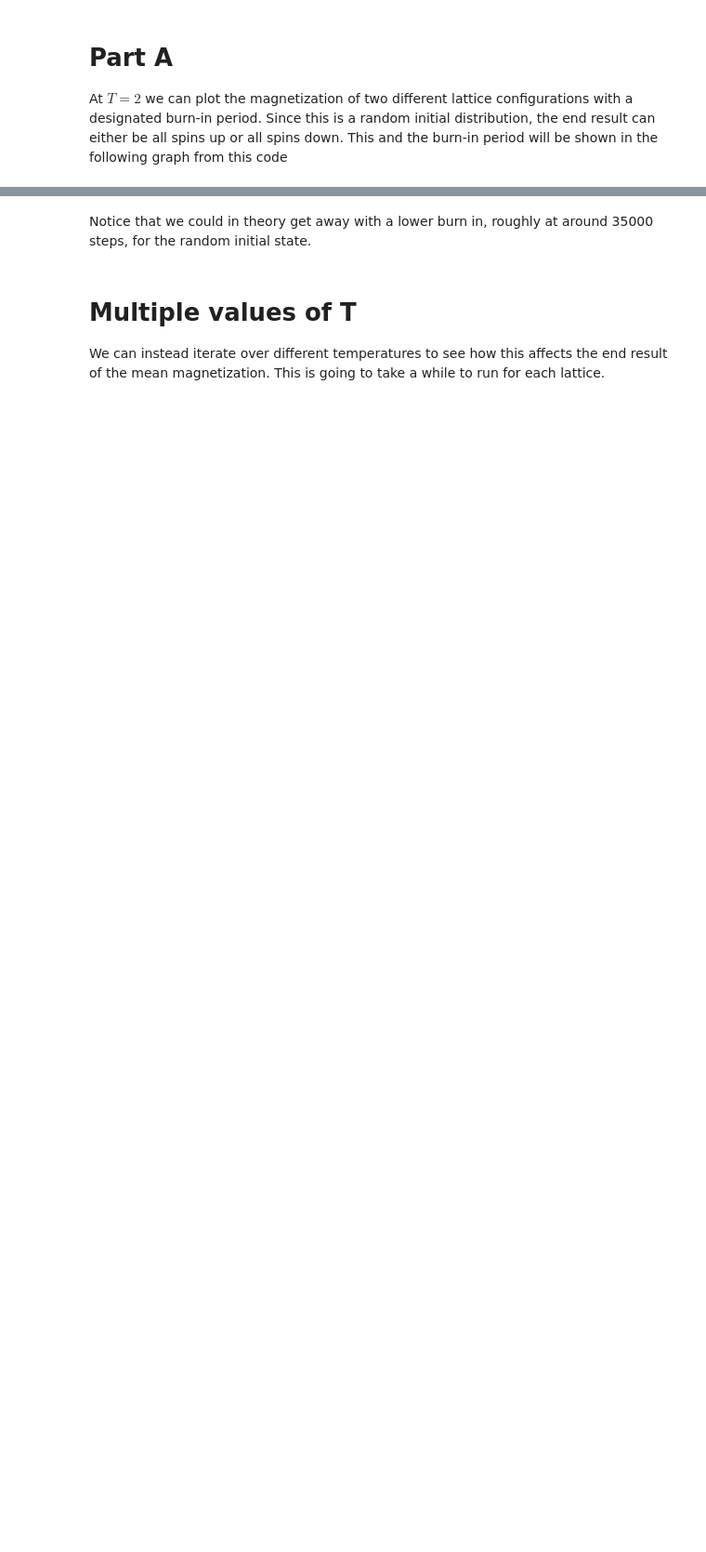
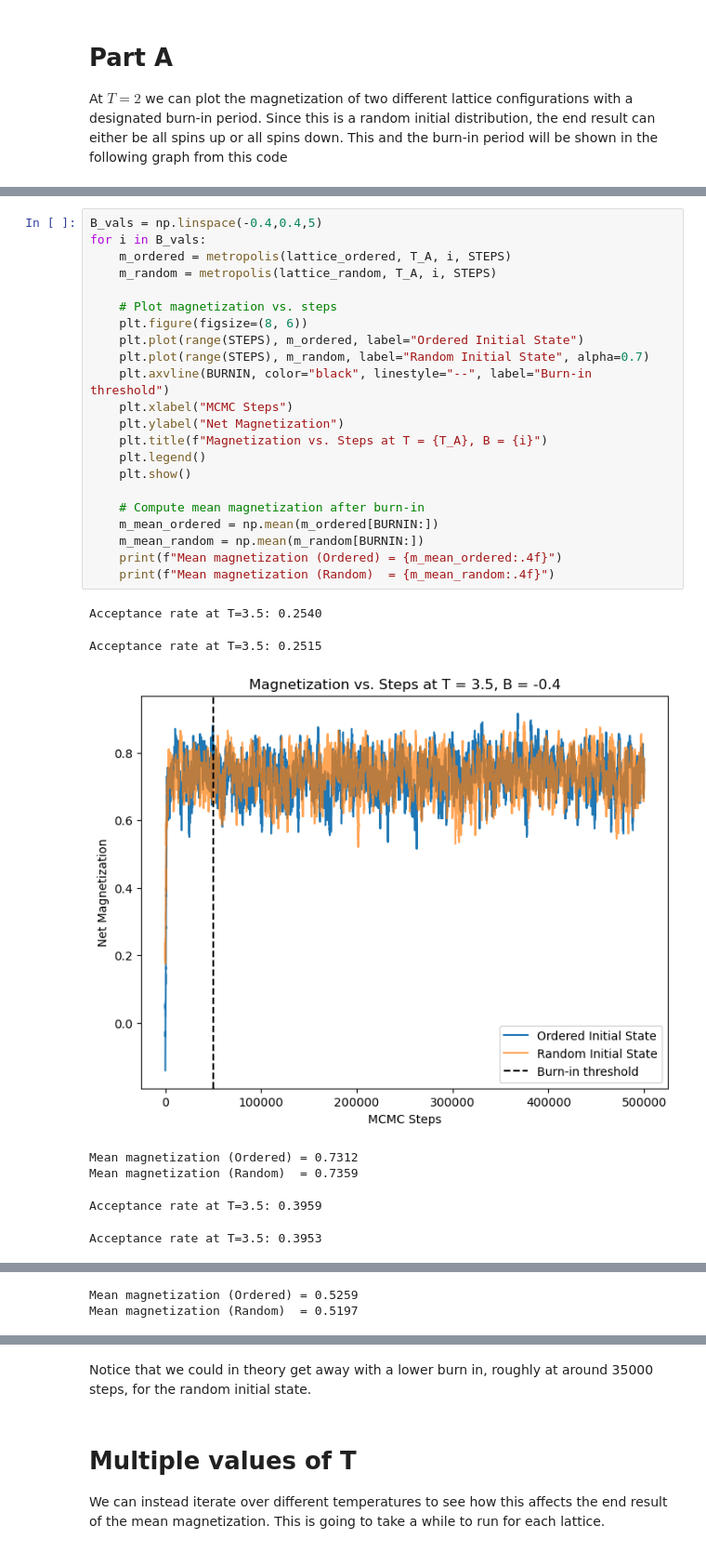
Before and after one commit to ca1ozano/MCMC-Ising-Model-Group-C, a Jupyter notebook: Basecode.ipynb, the cells around one changed output, grey strips where cells are left out. Shown at 93% size. Cells and saved outputs as stored; diff of their text form; blank space fills up the shorter version.

```diff
--- a/Basecode.ipynb
+++ b/Basecode.ipynb
@@ -112,0 +114,30 @@ Mean magnetization (Random)  = -0.9056
+# %%
+B_vals = np.linspace(-0.4,0.4,5)
+for i in B_vals:
+    m_ordered = metropolis(lattice_ordered, T_A, i, STEPS)
+    m_random = metropolis(lattice_random, T_A, i, STEPS)
+
+    # Plot magnetization vs. steps
+    plt.figure(figsize=(8, 6))
+    plt.plot(range(STEPS), m_ordered, label="Ordered Initial State")
+    plt.plot(range(STEPS), m_random, label="Random Initial State", alpha=0.7)
+    plt.axvline(BURNIN, color="black", linestyle="--", label="Burn-in threshold")
+    plt.xlabel("MCMC Steps")
+    plt.ylabel("Net Magnetization")
+    plt.title(f"Magnetization vs. Steps at T = {T_A}, B = {i}")
+    plt.legend()
+    plt.show()
+
+    # Compute mean magnetization after burn-in
+    m_mean_ordered = np.mean(m_ordered[BURNIN:])
+    m_mean_random = np.mean(m_random[BURNIN:])
+    print(f"Mean magnetization (Ordered) = {m_mean_ordered:.4f}")
+    print(f"Mean magnetization (Random)  = {m_mean_random:.4f}")
+# %% [output]
+Acceptance rate at T=3.5: 0.2540
+Acceptance rate at T=3.5: 0.2515
+[figure, added]
+Mean magnetization (Ordered) = 0.7312
+Mean magnetization (Random)  = 0.7359
+Acceptance rate at T=3.5: 0.3959
+Acceptance rate at T=3.5: 0.3953
@@ -112,0 +145,2 @@ Mean magnetization (Random)  = -0.9056
+Mean magnetization (Ordered) = 0.5259
+Mean magnetization (Random)  = 0.5197
```
Also changed, not shown: parts of 8 cells of this notebook.
